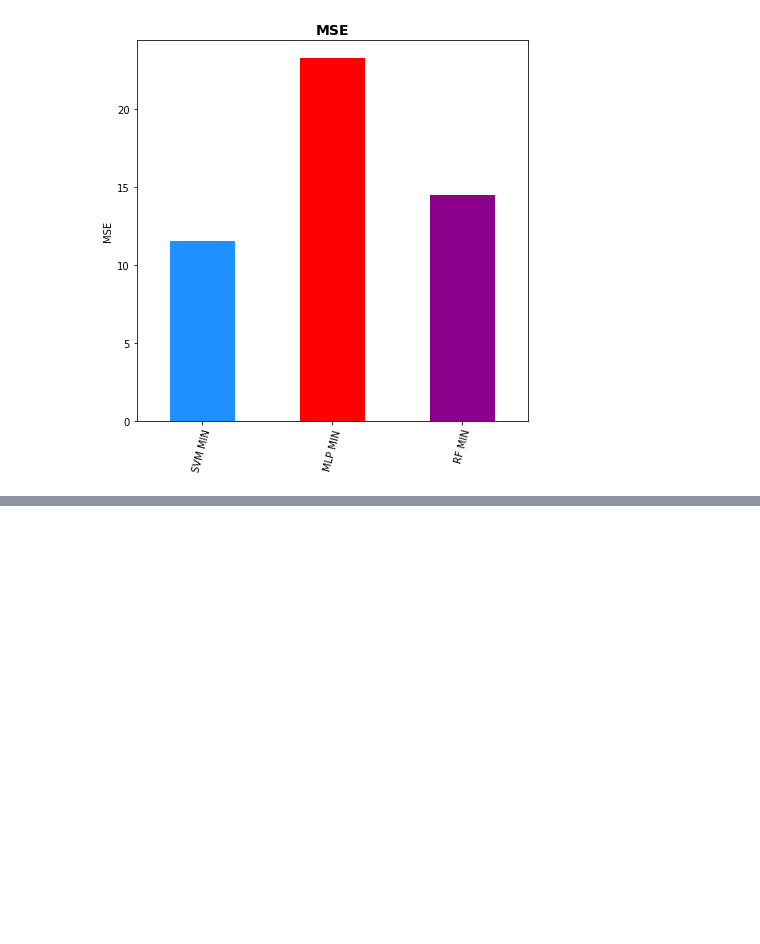
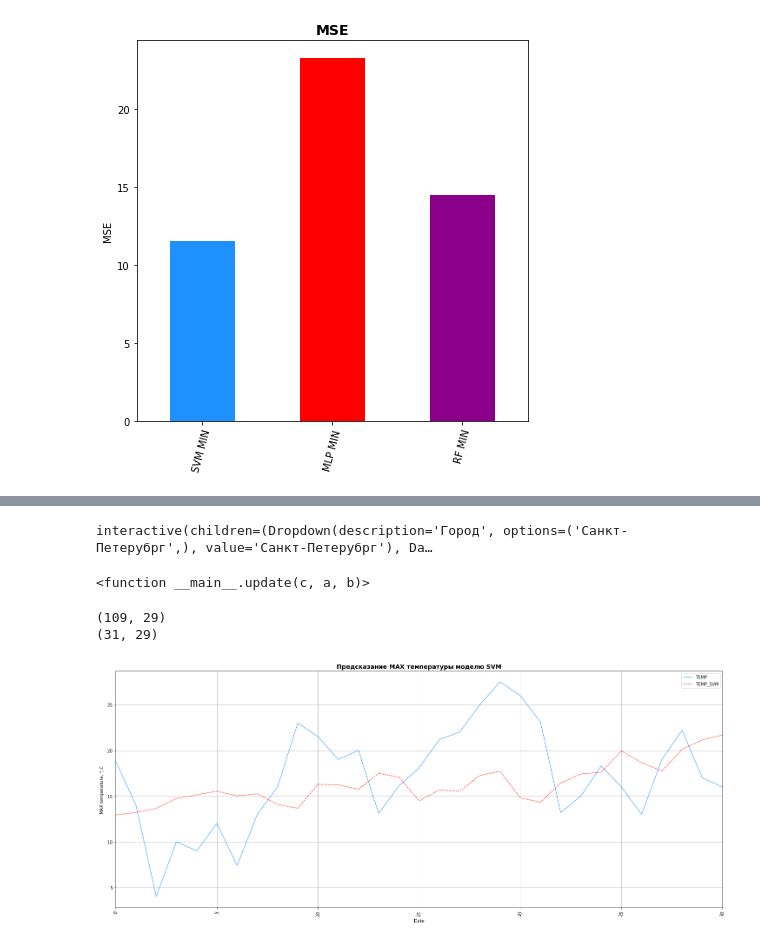
Before and after one commit to MariyaBuzdina/Weather-prediction, a Jupyter notebook: Untitled.ipynb, the cells around one changed output, grey strips where cells are left out. Saved outputs shown, nothing was run; the diff lists cells and outputs as text; code cells hidden in the pictures; blank space fills up the shorter version.

```diff
--- a/Untitled.ipynb
+++ b/Untitled.ipynb
@@ -628,0 +634,57 @@ plt.show()
+# %%
+def update(c, a, b):
+    return DF, plot_temp(DF)
+interact(update, c = Dropdown(options=['Санкт-Петерубрг'], description='Город'),
+         a = DatePicker(description='От', value=pd.to_datetime('2019-05-15')),
+         b = DatePicker(description='До', value=pd.to_datetime('2019-05-31')))
+#
+# %% [output]
+interactive(children=(Dropdown(description='Город', options=('Санкт-Петерубрг',), value='Санкт-Петерубрг'), Da…
+<function __main__.update(c, a, b)>
+# %%
+def reserch_prediction(data, field_name):
+#     print(data.dropna())
+    X_train, X_test, y_train, y_test = create_train_and_test_datasets(data)
+    stdsc = StandardScaler()
+    X_train_std = stdsc.fit_transform(X_train)
+    X_test_std = stdsc.transform(X_test)
+    test_may = pd.read_csv('may.csv', delimiter=',', index_col='Year')
+    testmay, y_may = test_may.T.iloc[:, 104:-6].values, test_may.T.iloc[:, -1].values
+    print(X_train.shape)
+    print(testmay.shape)
+    test = stdsc.transform(testmay)
+
+
+    svr = SVR(C=10.0, cache_size=200,  epsilon=0.1,
+        gamma='scale', kernel='rbf', max_iter=-1,
+        tol=0.001, verbose=False)
+    svr.fit(X_train_std, y_train)
+
+    prediction_SVM = np.array([])
+
+    for i in X_test_std:
+        prediction_SVM = np.append(prediction_SVM, svr.predict([i]))
+
+
+    prediction_SVM = svr.predict(test)
+
+
+    df = pd.DataFrame({'TEMP': y_may,  'TEMP_SVM': prediction_SVM, })
+    df.plot(y = ['TEMP', 'TEMP_SVM'],color = ["dodgerblue", 'r'], style = ['', '--'],linewidth=1, figsize=(25,10), )
+    plt.grid(True)
+    plt.xticks(rotation=75)
+    plt.xlabel('Date')
+    plt.ylabel(f'{field_name} temperature, $^o, C$')
+    plt.title(f'Предсказание {field_name} температуры моделю SVM', fontsize=14, fontweight='bold')
+    plt.show()
+
+    return  df
+# %%
+df = reserch_prediction(t_max, "MAX")
+# df1 = reserch_prediction(t_min, "MIN")
+# pd.DataFrame(df1).to_csv(f'pred_min.csv')
+pd.DataFrame(df).to_csv(f'pred_max.csv')
+# %% [output]
+(109, 29)
+(31, 29)
+[figure, added]
```
Also changed, not shown: parts of 9 cells of this notebook.
